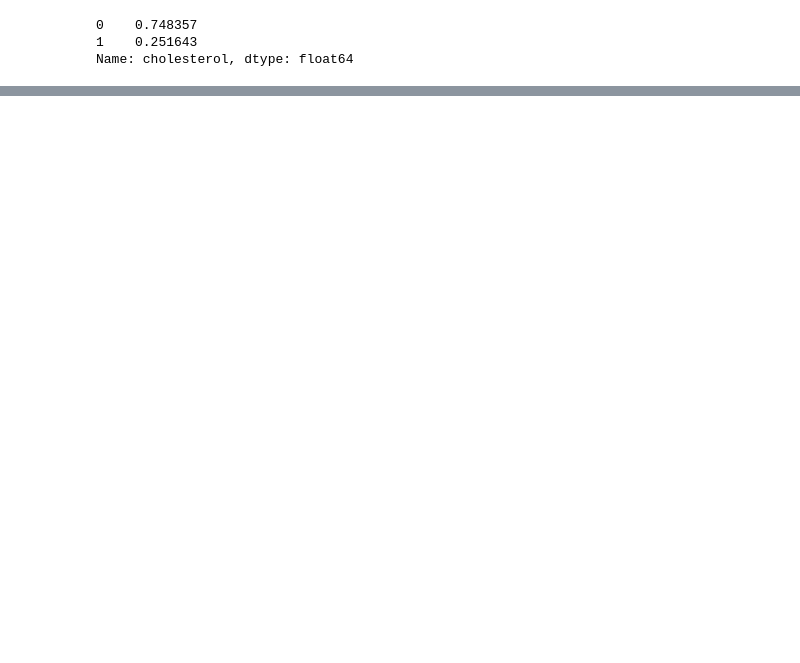
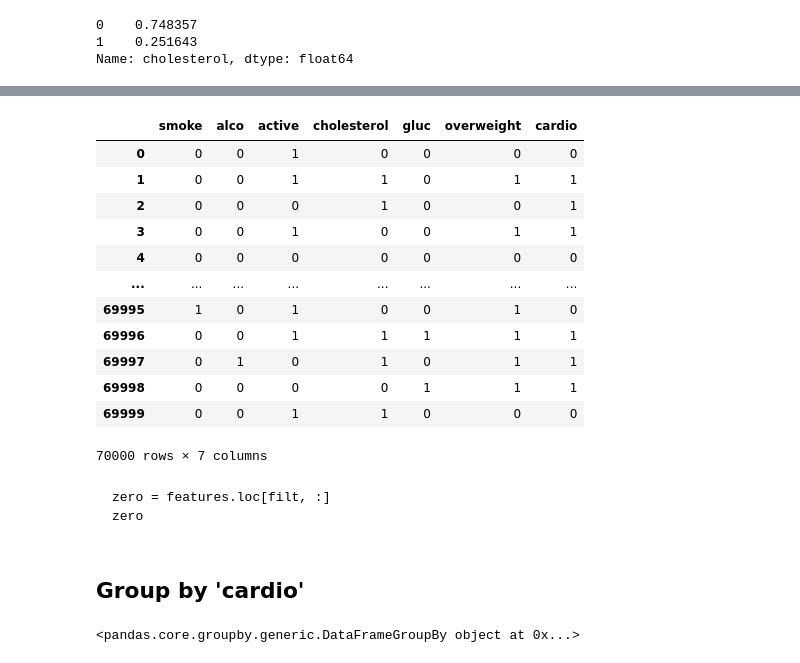
Before and after one commit to Hector-N/FCC-Data-Analysis-with-Python-Certification, a Jupyter notebook: medical_data_visualizer/MDV.ipynb, the cells around one changed output, grey strips where cells are left out. Drawn from its saved outputs; the diff is of its cells as text; code cells hidden in the pictures; blank space fills up the shorter version.

````diff
--- a/medical_data_visualizer/MDV.ipynb
+++ b/medical_data_visualizer/MDV.ipynb
@@ -94,0 +42,6 @@ def bmi_metric(person):
+# %%
+subjective_features = ['smoke', 'alco', 'active']
+# %%
+examination_features = ['cholesterol', 'gluc', 'overweight']
+# %%
+target = 'cardio'
@@ -94,0 +69,29 @@ def bmi_metric(person):
+# %%
+features = df.loc[:, subjective_features + examination_features + [target]]
+features
+# %% [output]
+|  | smoke | alco | active | cholesterol | gluc | overweight | cardio |
+| 0 | 0 | 0 | 1 | 0 | 0 | 0 | 0 |
+| 1 | 0 | 0 | 1 | 1 | 0 | 1 | 1 |
+| 2 | 0 | 0 | 0 | 1 | 0 | 0 | 1 |
+| 3 | 0 | 0 | 1 | 0 | 0 | 1 | 1 |
+| 4 | 0 | 0 | 0 | 0 | 0 | 0 | 0 |
+| ... | ... | ... | ... | ... | ... | ... | ... |
+| 69995 | 1 | 0 | 1 | 0 | 0 | 1 | 0 |
+| 69996 | 0 | 0 | 1 | 1 | 1 | 1 | 1 |
+| 69997 | 0 | 1 | 0 | 1 | 0 | 1 | 1 |
+| 69998 | 0 | 0 | 0 | 0 | 1 | 1 | 1 |
+| 69999 | 0 | 0 | 1 | 1 | 0 | 0 | 0 |
+70000 rows × 7 columns
+# %% [markdown]
+```filt = features.cardio == 0
+zero = features.loc[filt, :]
+zero
+```
+# %% [markdown]
+## Group by 'cardio'
+# %%
+cardio_gr = features.groupby(['cardio'])
+cardio_gr
+# %% [output]
+<pandas.core.groupby.generic.DataFrameGroupBy object at 0x...>
````
Also changed, not shown: parts of 42 cells of this notebook, 2 other files.
